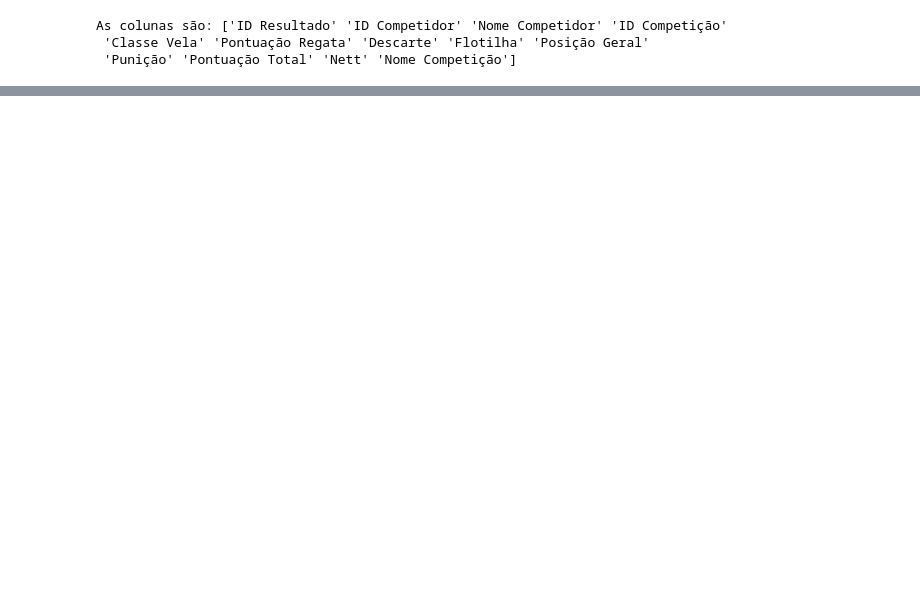
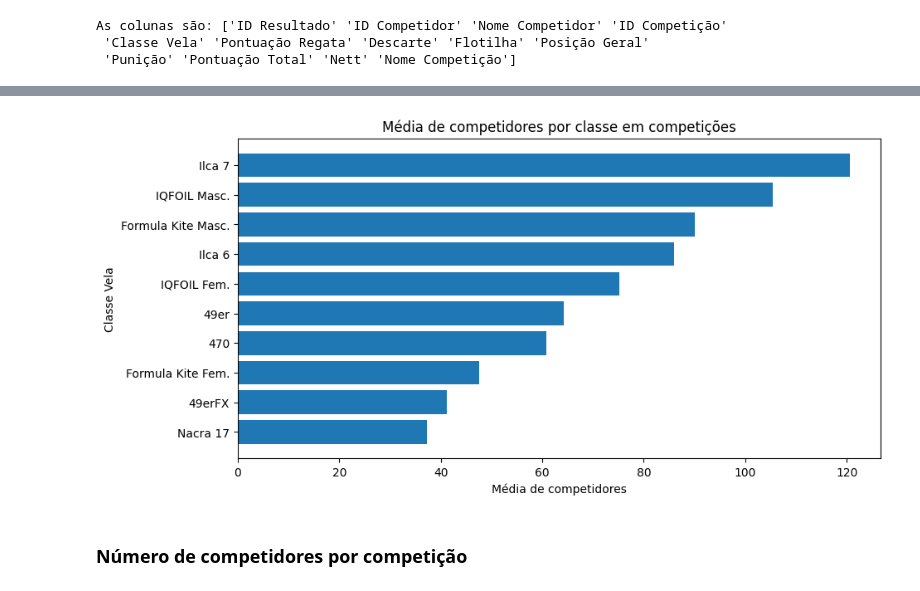
Before and after one commit to cristianolarrea/sailing-rankings, a Jupyter notebook: eda/eda.ipynb, the cells around one changed output, grey strips where cells are left out. Saved outputs shown, nothing was run; the diff lists cells and outputs as text; code cells hidden in the pictures; blank space fills up the shorter version.

```diff
--- a/eda/eda.ipynb
+++ b/eda/eda.ipynb
@@ -146,4 +64,0 @@ plt.show()
-# %%
-df['Pontuação Total'].replace(',', '.', regex=True, inplace=True)
-# %%
-df['Pontuação Total'] = pd.to_numeric(df['Pontuação Total'])
@@ -179,2 +64,0 @@ Name: Posição Geral, Length: 136618, dtype: object
-# %%
-df['Posição Geral'] = pd.to_numeric(df['Posição Geral'])
@@ -222,0 +103,11 @@ for i in ax.containers:
+# %%
+competitors_by_class_and_competition = df.groupby(['Classe Vela', 'ID Competição'])['Nome Competidor']\
+                                         .nunique()\
+                                         .sort_values(ascending=False)
+
+mean_ncompetitors_by_class = competitors_by_class_and_competition.groupby('Classe Vela')\
+                                                                 .mean()\
+                                                                 .sort_values(ascending=True)\
+                                                                 .reset_index(name="Média de Competidores")
+
+mean_ncompetitors_by_class
@@ -222,0 +126,12 @@ for i in ax.containers:
+# %%
+#plots the data above
+plt.figure(figsize=(10,5))
+plt.barh(mean_ncompetitors_by_class['Classe Vela'], mean_ncompetitors_by_class['Média de Competidores'])
+plt.title('Média de competidores por classe em competições')
+plt.xlabel('Média de competidores')
+plt.ylabel('Classe Vela')
+plt.show()
+# %% [output]
+[figure, added]
+# %% [markdown]
+### **Número de competidores por competição**
```
Also changed, not shown: parts of 94 cells of this notebook.
